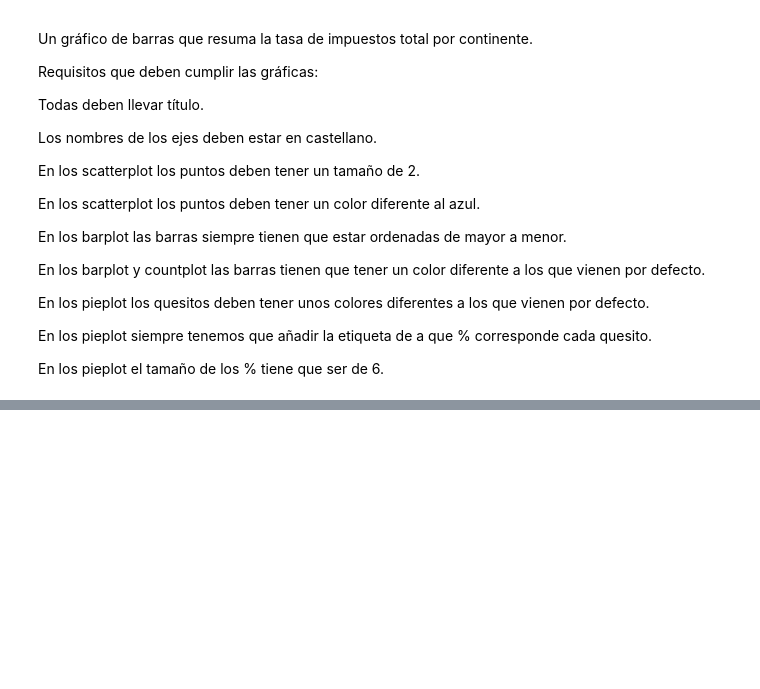
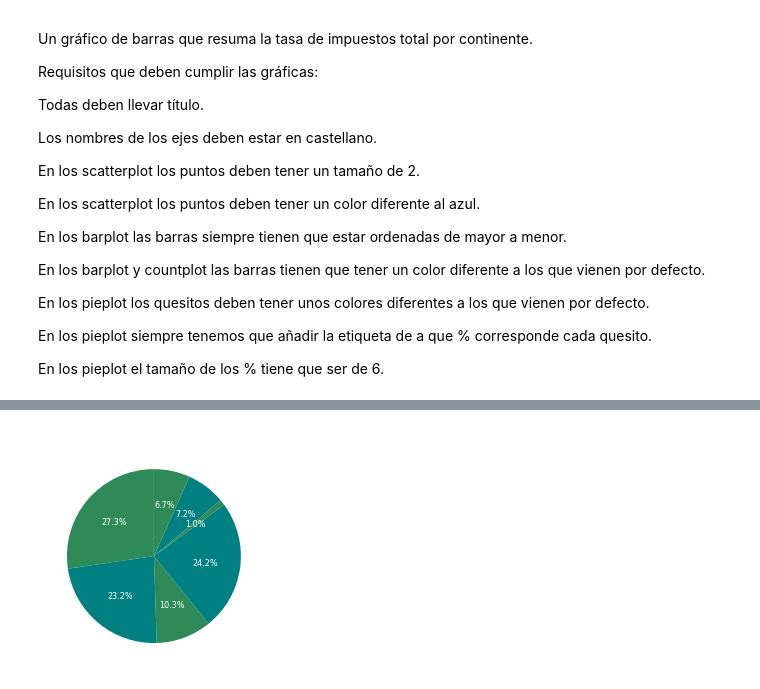
Before and after one commit to BSReguera/Pair-Programming-Modulo-3-Sprint2-, a Jupyter notebook: pairprogramming-modulo3-sprint2-leccion07.ipynb, the cells around one changed output, grey strips where cells are left out. Cells and saved outputs as stored; diff of their text form; code cells hidden in the pictures; blank space fills up the shorter version.

```diff
--- a/pairprogramming-modulo3-sprint2-leccion07.ipynb
+++ b/pairprogramming-modulo3-sprint2-leccion07.ipynb
@@ -88,0 +149,3 @@ En los pieplot el tamaño de los % tiene que ser de 6.
+# %%
+paisporcontinente = df_pair7.groupby("continent")["country"].count().reset_index()
+paisporcontinente
@@ -88,0 +161,13 @@ En los pieplot el tamaño de los % tiene que ser de 6.
+# %%
+colores = ["seagreen", "teal"]
+
+plt.pie("country", labels= "continent",
+        data = paisporcontinente,
+        autopct=  '%1.1f%%',
+        colors = colores,
+        textprops={'fontsize': 8,"color": "white"},
+        startangle=90)
+
+plt.title("Porcentaje de paises según el continente", fontsize = 10, color="white");
+# %% [output]
+[figure, added]
```
Also changed, not shown: parts of 33 cells of this notebook, 2 other files.
